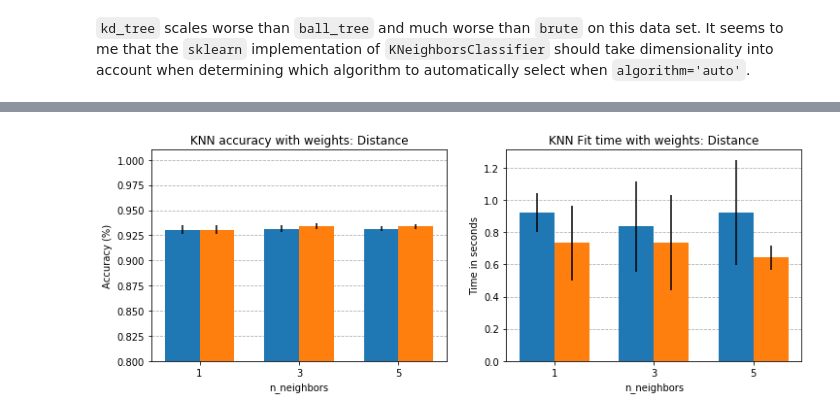
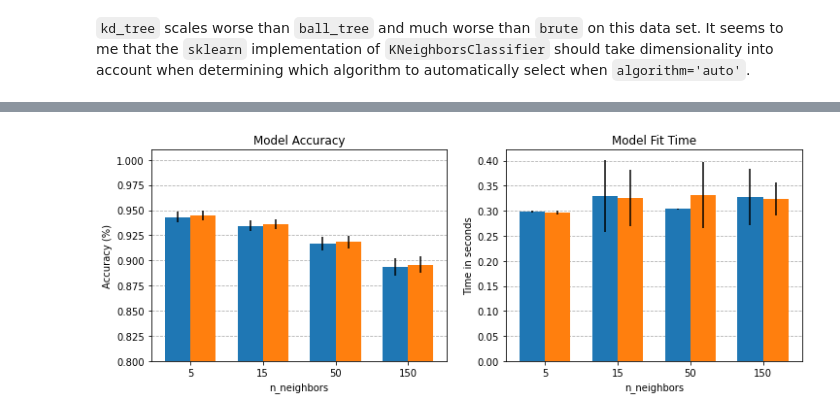
Before and after one commit to dcoxnard/handsonml_notes_solutions, a Jupyter notebook: 03_3_exercise_mnist.ipynb, the cells around one changed output, grey strips where cells are left out. Cells and saved outputs as stored; diff of their text form; code cells hidden in the pictures.

Commit message:
Fix KNN plot title

```diff
--- a/03_3_exercise_mnist.ipynb
+++ b/03_3_exercise_mnist.ipynb
@@ -146,12 +146,14 @@ plot_scaling(searches)
 `kd_tree` scales worse than `ball_tree` and much worse than `brute` on this data set.  It seems to me that the `sklearn` implementation of `KNeighborsClassifier` should take dimensionality into account when determining which algorithm to automatically select when `algorithm='auto'`.
 # %%
 knn_clf = neighbors.KNeighborsClassifier()
-param_grid = [{"algorithm": ["brute"], "n_neighbors": [1, 3, 5], "weights": ["uniform", "distance"]}]
+param_grid = [{"algorithm": ["brute"],
+               "n_neighbors": [5, 15, 50, 150],
+               "weights": ["uniform", "distance"]}]
 cv = 6
 
 start = time.time()
-grid_search = model_selection.GridSearchCV(knn_clf, param_grid, cv=cv, verbose=5, n_jobs=-1)
-grid_search.fit(X_train[:30000], y_train[:30000])
+grid_search = model_selection.GridSearchCV(knn_clf, param_grid, cv=cv, verbose=5, n_jobs=8)
+grid_search.fit(X_train, y_train)
 end = time.time()
 print(f"Grid search took {round(end-start)} seconds")
 # %% [output]
@@ -188,33 +191,35 @@ for i, p in enumerate(params_searched):
     d[weight].append(row)
 
 width = 0.35
 for i, weight in enumerate(d.keys()):
     offset = (((i*2)-1) * width/2)
     bar_ixs = [x + offset for x in range(len(d[weight]))]
     label_ixs = [x for x in range(len(d[weight]))]
     xticklabels = [r[1] for r in d[weight]]
 
     times_mu = [r[2] for r in d[weight]]
     times_sigma = [r[3] for r in d[weight]]
     time_ax.bar(bar_ixs, times_mu, yerr=times_sigma, width=width, zorder=2)
 
     score_mu = [r[4] for r in d[weight]]
     score_sigma = [r[5] for r in d[weight]]
     sc_ax.bar(bar_ixs, score_mu, yerr=score_sigma, width=width, zorder=2)
 
-time_ax.set_title(f"KNN Fit time with weights: {weight.title()}")
+# TODO: legend for weights/colors
+time_ax.set_title(f"Model Fit Time")
 time_ax.set_xticks(label_ixs)
 time_ax.set_xticklabels(xticklabels)
 time_ax.set_xlabel("n_neighbors")
 time_ax.set_ylabel("Time in seconds")
 time_ax.grid(True, axis="y", which="major", zorder=1, linestyle="--")
 
-sc_ax.set_title(f"KNN accuracy with weights: {weight.title()}")
+sc_ax.set_title(f"Model Accuracy")
 sc_ax.set_xticks(label_ixs)
 sc_ax.set_xticklabels(xticklabels)
 sc_ax.set_xlabel("n_neighbors")
 sc_ax.set_ylabel("Accuracy (%)")
 sc_ax.set_ylim(0.8, 1.01)
 sc_ax.grid(True, axis="y", which="major", zorder=1, linestyle="--")
+plt.show();
 # %% [output]
-[figure, old version]
+[figure, new version]
```
Also changed, not shown: parts of 8 cells of this notebook.
